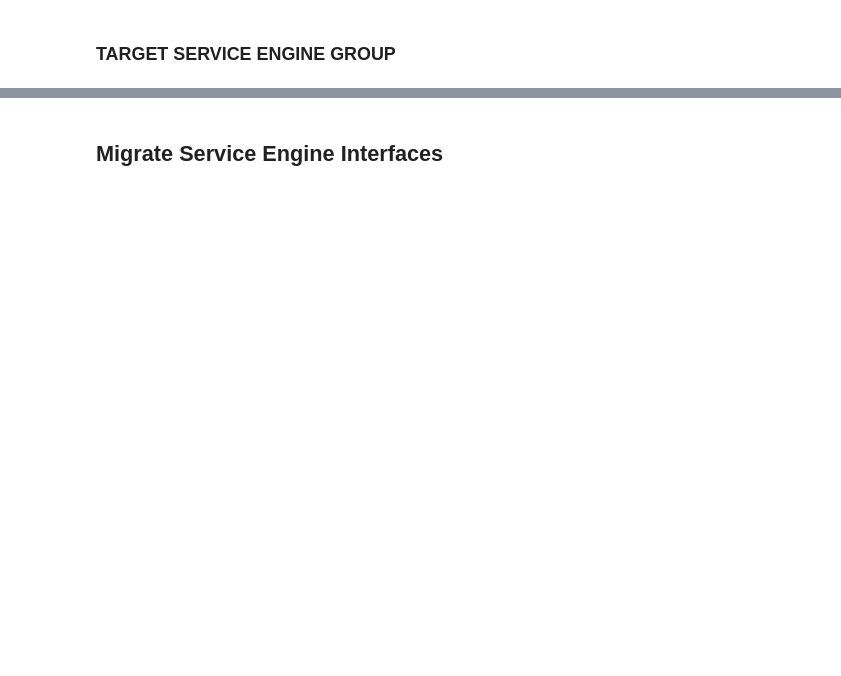
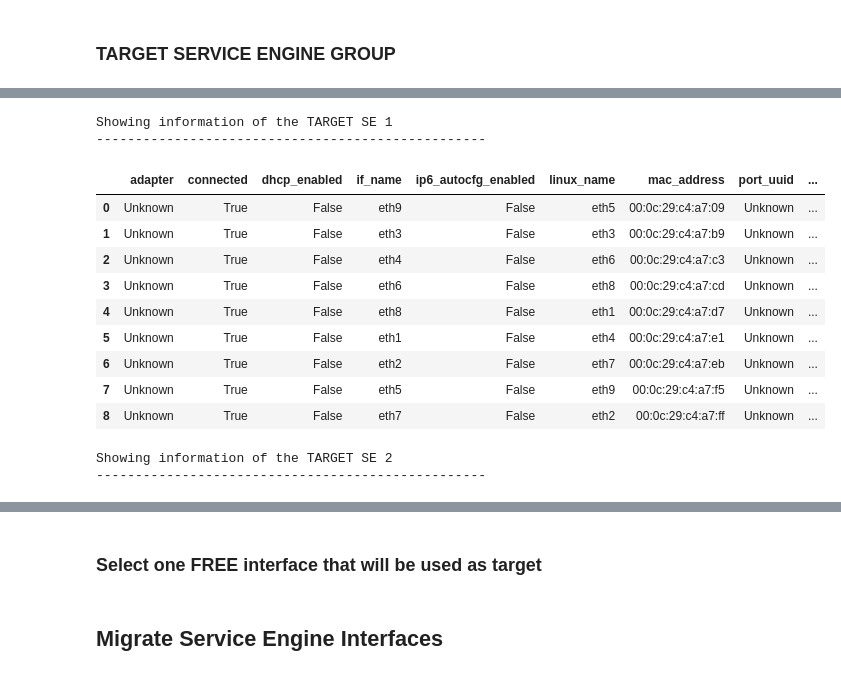
Before and after one commit to jhasensio/AVI_PLAYGROUND, a Jupyter notebook: AVI_3_Migration.ipynb, the cells around one changed output, grey strips where cells are left out. Saved outputs shown, nothing was run; the diff lists cells and outputs as text; code cells hidden in the pictures; blank space fills up the shorter version.

```diff
--- a/AVI_3_Migration.ipynb
+++ b/AVI_3_Migration.ipynb
@@ -270,0 +209,10 @@ se2_vnic_to_migrate_config_df
+# %%
+# Exploring Interface Information of SOURCE SE
+
+for i in range(len(migrating_se_data)):
+    print("\033[1mShowing information of the SOURCE SE "+str(i+1)+" \033[0m")
+    print("\033[1m--------------------------------------------------\033[0m")
+    se_data_vnics = migrating_se_data[i]["data_vnics"]
+    se_df = pd.DataFrame(se_data_vnics)
+    display(se_df)
+    time.sleep(1/4)
@@ -271,17 +282,13 @@ se2_vnic_to_migrate_config_df
 # %%
 print ("The following interfaces has been selected for migration")
 print()
-print("For the first Service Engine with name \033[1m"+se_data[0]["name"]+"\033[0m")
-print("The interface \033[1m" + if_name_to_migrate + "\033[0m has been selected with following configuration")
-print("   IP Address \033[1m" + se1_vnic_to_migrate_config["ip_addr"]["addr"] +"\033[0m")
-print("   Mask Length \033[1m" + str(se1_vnic_to_migrate_config["mask"]) +"\033[0m")
-print("   MAC-ADDRESS \033[1m" + se1_data_vnic_to_migrate[0]["mac_address"] +"\033[0m")
-print()
-print("For the second Service Engine with name \033[1m"+se_data[1]["name"]+"\033[0m")
-print("The interface \033[1m" + if_name_to_migrate + "\033[0m has been selected with following configuration")
-print("   IP Address \033[1m" + se2_vnic_to_migrate_config["ip_addr"]["addr"] +"\033[0m")
-print("   Mask Length \033[1m" + str(se2_vnic_to_migrate_config["mask"]) +"\033[0m")
-print("   MAC-ADDRESS \033[1m" + se2_data_vnic_to_migrate[0]["mac_address"] +"\033[0m")
+for i in range(len(output_config)):
+    print("For the Service Engine "+str(i+1)+" with name \033[1m" + migrating_se_data[i]["name"]+"\033[0m")
+    print("The interface \033[1m" + if_name_to_migrate + "\033[0m has been selected with following configuration")
+    print("   IP Address \033[1m" + output_config[i]["ip_addr"] +"\033[0m")
+    print("   Mask Length \033[1m" + str(output_config[i]["mask"]) +"\033[0m")
+    print("   MAC-ADDRESS \033[1m" + output_config[i]["mac_address"] +"\033[0m")
+    print()
 # %% [output]
 The following interfaces has been selected for migration
 
@@ -423,0 +407,25 @@ if_name_target = "eth2"
+# %%
+# Exploring Interface Information of SOURCE SE
+
+for i in range(len(target_se_data)):
+    print("\033[1mShowing information of the TARGET SE "+str(i+1)+" \033[0m")
+    print("\033[1m--------------------------------------------------\033[0m")
+    se_data_vnics = target_se_data[i]["data_vnics"]
+    se_df = pd.DataFrame(se_data_vnics)
+    display(se_df)
+    time.sleep(1/4)
+# %% [output]
+Showing information of the TARGET SE 1
+--------------------------------------------------
+|  | adapter | connected | dhcp_enabled | if_name | ip6_autocfg_enabled | linux_name | mac_address | port_uuid | ... |
+| 0 | Unknown | True | False | eth9 | False | eth5 | 00:0c:29:c4:a7:09 | Unknown | ... |
+| 1 | Unknown | True | False | eth3 | False | eth3 | 00:0c:29:c4:a7:b9 | Unknown | ... |
+| 2 | Unknown | True | False | eth4 | False | eth6 | 00:0c:29:c4:a7:c3 | Unknown | ... |
+| 3 | Unknown | True | False | eth6 | False | eth8 | 00:0c:29:c4:a7:cd | Unknown | ... |
+| 4 | Unknown | True | False | eth8 | False | eth1 | 00:0c:29:c4:a7:d7 | Unknown | ... |
+| 5 | Unknown | True | False | eth1 | False | eth4 | 00:0c:29:c4:a7:e1 | Unknown | ... |
+| 6 | Unknown | True | False | eth2 | False | eth7 | 00:0c:29:c4:a7:eb | Unknown | ... |
+| 7 | Unknown | True | False | eth5 | False | eth9 | 00:0c:29:c4:a7:f5 | Unknown | ... |
+| 8 | Unknown | True | False | eth7 | False | eth2 | 00:0c:29:c4:a7:ff | Unknown | ... |
+Showing information of the TARGET SE 2
+--------------------------------------------------
@@ -423,0 +442,2 @@ if_name_target = "eth2"
+# %% [markdown]
+### Select one FREE interface that will be used as target
```
Also changed, not shown: parts of 36 cells of this notebook, 1 other file.
